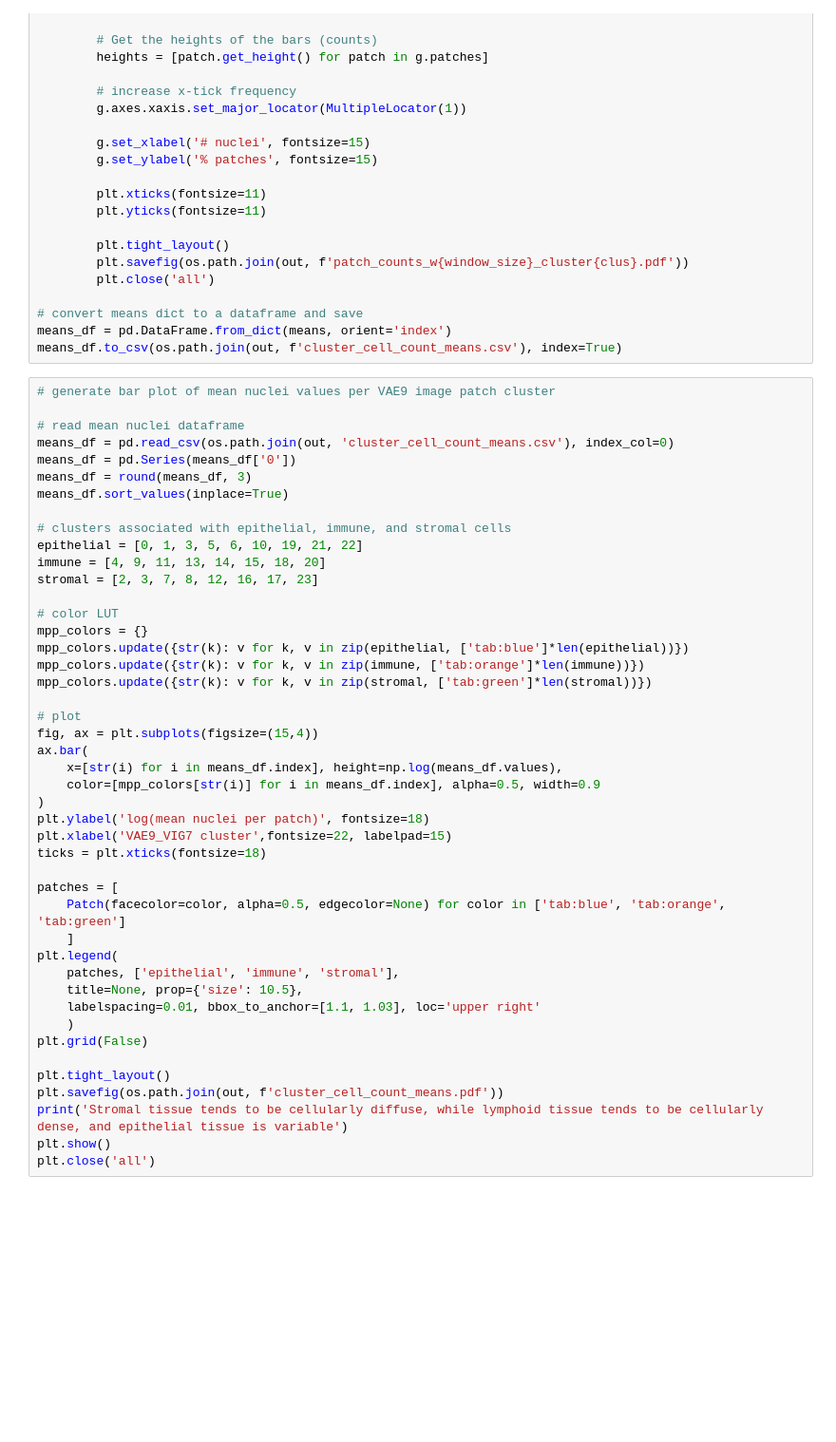
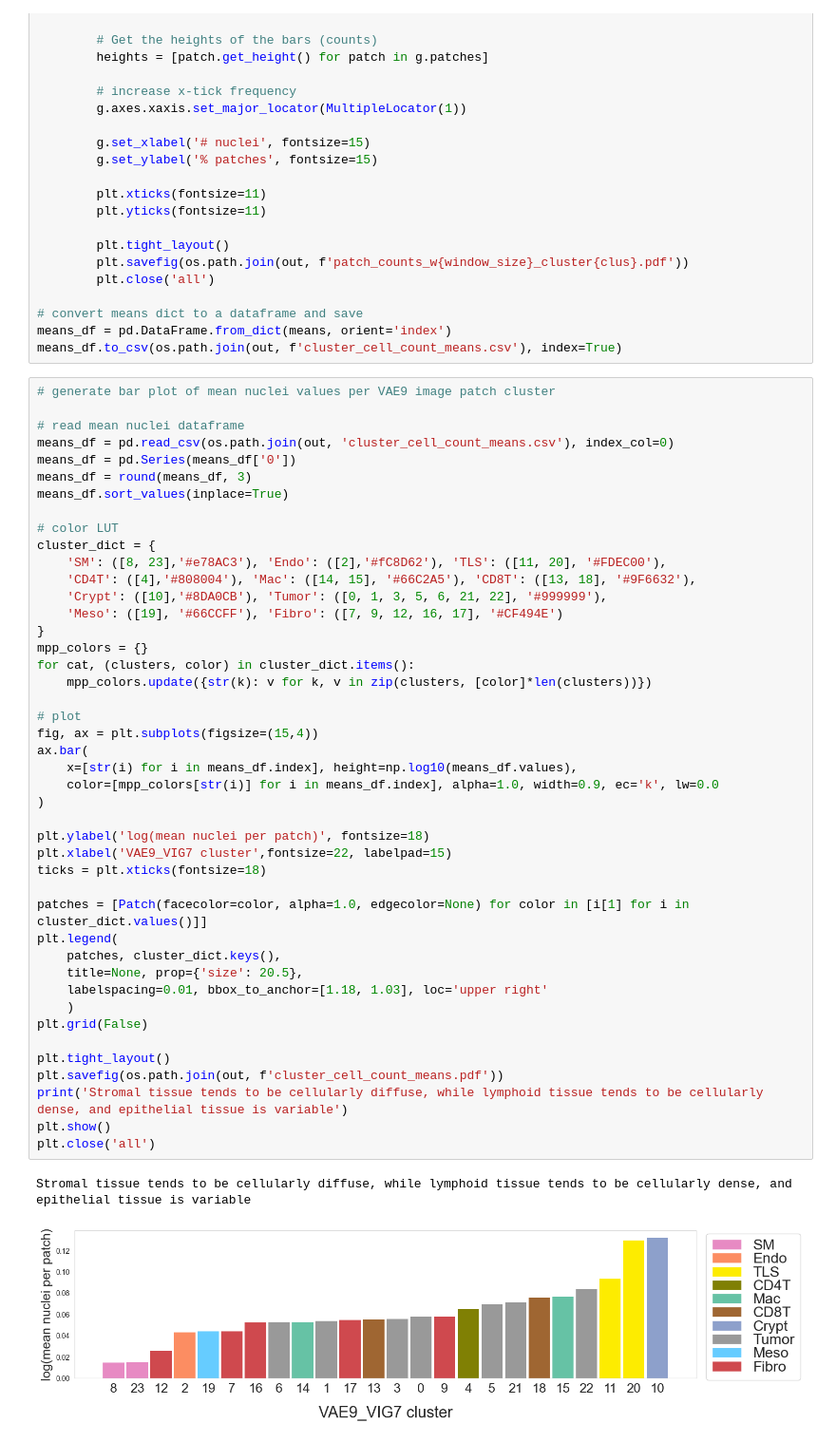
Before and after one commit to labsyspharm/vae-paper, a Jupyter notebook: src/cells_per_patch.ipynb, the cells around one changed output. Shown: that part at 95% size. Saved outputs shown, nothing was run; the diff lists cells and outputs as text; blank space fills up the shorter version.

```diff
--- a/src/cells_per_patch.ipynb
+++ b/src/cells_per_patch.ipynb
@@ -225,45 +218,47 @@ means_df.to_csv(os.path.join(out, f'cluster_cell_count_means.csv'), index=True)
 # %%
 # generate bar plot of mean nuclei values per VAE9 image patch cluster
 
 # read mean nuclei dataframe
 means_df = pd.read_csv(os.path.join(out, 'cluster_cell_count_means.csv'), index_col=0)
 means_df = pd.Series(means_df['0'])
 means_df = round(means_df, 3)
 means_df.sort_values(inplace=True)
 
-# clusters associated with epithelial, immune, and stromal cells
-epithelial = [0, 1, 3, 5, 6, 10, 19, 21, 22]
-immune = [4, 9, 11, 13, 14, 15, 18, 20]
-stromal = [2, 3, 7, 8, 12, 16, 17, 23]
-
 # color LUT
+cluster_dict = {
+    'SM': ([8, 23],'#e78AC3'), 'Endo': ([2],'#fC8D62'), 'TLS': ([11, 20], '#FDEC00'),
+    'CD4T': ([4],'#808004'), 'Mac': ([14, 15], '#66C2A5'), 'CD8T': ([13, 18], '#9F6632'),
+    'Crypt': ([10],'#8DA0CB'), 'Tumor': ([0, 1, 3, 5, 6, 21, 22], '#999999'),
+    'Meso': ([19], '#66CCFF'), 'Fibro': ([7, 9, 12, 16, 17], '#CF494E')
+}
 mpp_colors = {}
-mpp_colors.update({str(k): v for k, v in zip(epithelial, ['tab:blue']*len(epithelial))})
-mpp_colors.update({str(k): v for k, v in zip(immune, ['tab:orange']*len(immune))})
-mpp_colors.update({str(k): v for k, v in zip(stromal, ['tab:green']*len(stromal))})
+for cat, (clusters, color) in cluster_dict.items():
+    mpp_colors.update({str(k): v for k, v in zip(clusters, [color]*len(clusters))})
 
 # plot
 fig, ax = plt.subplots(figsize=(15,4))
 ax.bar(
-    x=[str(i) for i in means_df.index], height=np.log(means_df.values),
-    color=[mpp_colors[str(i)] for i in means_df.index], alpha=0.5, width=0.9
+    x=[str(i) for i in means_df.index], height=np.log10(means_df.values),
+    color=[mpp_colors[str(i)] for i in means_df.index], alpha=1.0, width=0.9, ec='k', lw=0.0
 )
+
 plt.ylabel('log(mean nuclei per patch)', fontsize=18)
 plt.xlabel('VAE9_VIG7 cluster',fontsize=22, labelpad=15)
 ticks = plt.xticks(fontsize=18)
 
-patches = [
-    Patch(facecolor=color, alpha=0.5, edgecolor=None) for color in ['tab:blue', 'tab:orange', 'tab:green']
-    ]
+patches = [Patch(facecolor=color, alpha=1.0, edgecolor=None) for color in [i[1] for i in cluster_dict.values()]]
 plt.legend(
-    patches, ['epithelial', 'immune', 'stromal'],
-    title=None, prop={'size': 10.5},
-    labelspacing=0.01, bbox_to_anchor=[1.1, 1.03], loc='upper right'
+    patches, cluster_dict.keys(),
+    title=None, prop={'size': 20.5},
+    labelspacing=0.01, bbox_to_anchor=[1.18, 1.03], loc='upper right'
     )
 plt.grid(False)
 
 plt.tight_layout()
 plt.savefig(os.path.join(out, f'cluster_cell_count_means.pdf'))
 print('Stromal tissue tends to be cellularly diffuse, while lymphoid tissue tends to be cellularly dense, and epithelial tissue is variable')
 plt.show()
 plt.close('all')
+# %% [output]
+Stromal tissue tends to be cellularly diffuse, while lymphoid tissue tends to be cellularly dense, and epithelial tissue is variable
+[figure, added]
```
Also changed, not shown: parts of 1 cell of this notebook, 29 other files.
